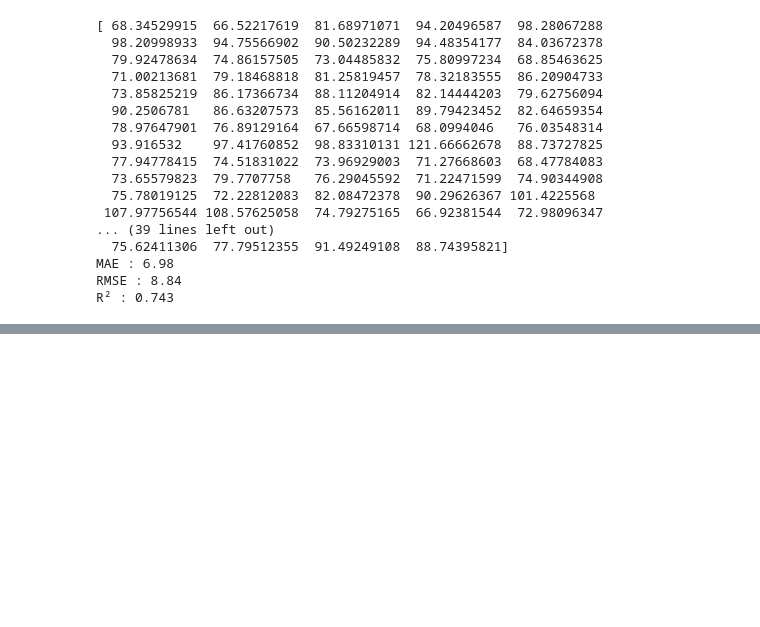
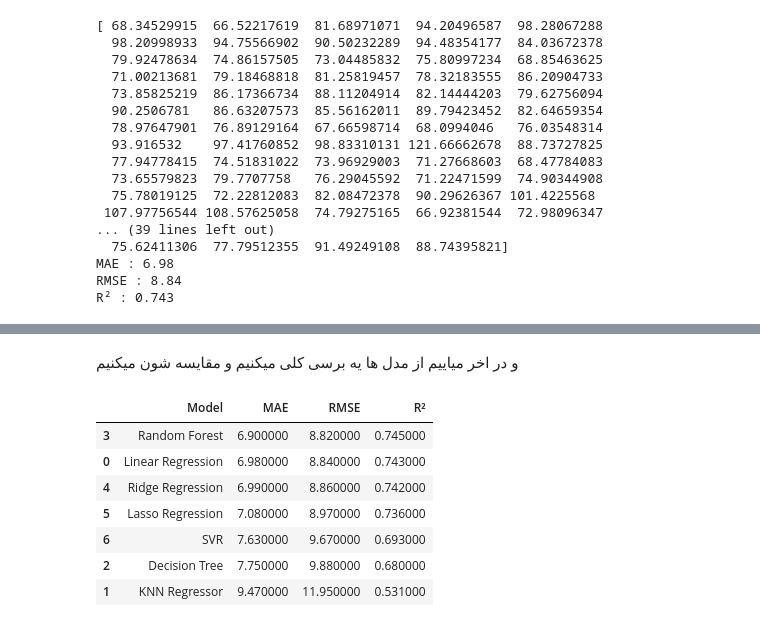
Before and after one commit to hemloblack/Weather-and-air-quality-forecast, a Jupyter notebook: wather air quality.ipynb, the cells around one changed output, grey strips where cells are left out. Saved outputs shown, nothing was run; the diff lists cells and outputs as text; code cells hidden in the pictures; blank space fills up the shorter version.

```diff
--- a/preprocessing wather air quality.ipynb
+++ b/wather air quality.ipynb
@@ -841,0 +1250,61 @@ R² : 0.743
+# %% [markdown]
+و در اخر میاییم از مدل ها یه برسی کلی میکنیم و مقایسه شون میکنیم
+# %%
+# ساخت جدول مقایسه مدل ها
+
+results = pd.DataFrame({
+    "Model": [
+        "Linear Regression",
+        "KNN Regressor",
+        "Decision Tree",
+        "Random Forest",
+        "Ridge Regression",
+        "Lasso Regression",
+        "SVR"
+    ],
+
+    "MAE": [
+        6.98,
+        9.47,
+        7.75,
+        6.90,
+        6.99,
+        7.08,
+        7.63
+    ],
+
+    "RMSE": [
+        8.84,
+        11.95,
+        9.88,
+        8.82,
+        8.86,
+        8.97,
+        9.67
+    ],
+
+    "R²": [
+        0.743,
+        0.531,
+        0.680,
+        0.745,
+        0.742,
+        0.736,
+        0.693
+    ]
+})
+
+# مرتب سازی بر اساس R²
+results = results.sort_values("R²", ascending=False)
+
+
+results.style.highlight_max(color="green")
+# %% [output]
+|  | Model | MAE | RMSE | R² |
+| 3 | Random Forest | 6.900000 | 8.820000 | 0.745000 |
+| 0 | Linear Regression | 6.980000 | 8.840000 | 0.743000 |
+| 4 | Ridge Regression | 6.990000 | 8.860000 | 0.742000 |
+| 5 | Lasso Regression | 7.080000 | 8.970000 | 0.736000 |
+| 6 | SVR | 7.630000 | 9.670000 | 0.693000 |
+| 2 | Decision Tree | 7.750000 | 9.880000 | 0.680000 |
+| 1 | KNN Regressor | 9.470000 | 11.950000 | 0.531000 |
```
Also changed, not shown: parts of 41 cells of this notebook.
